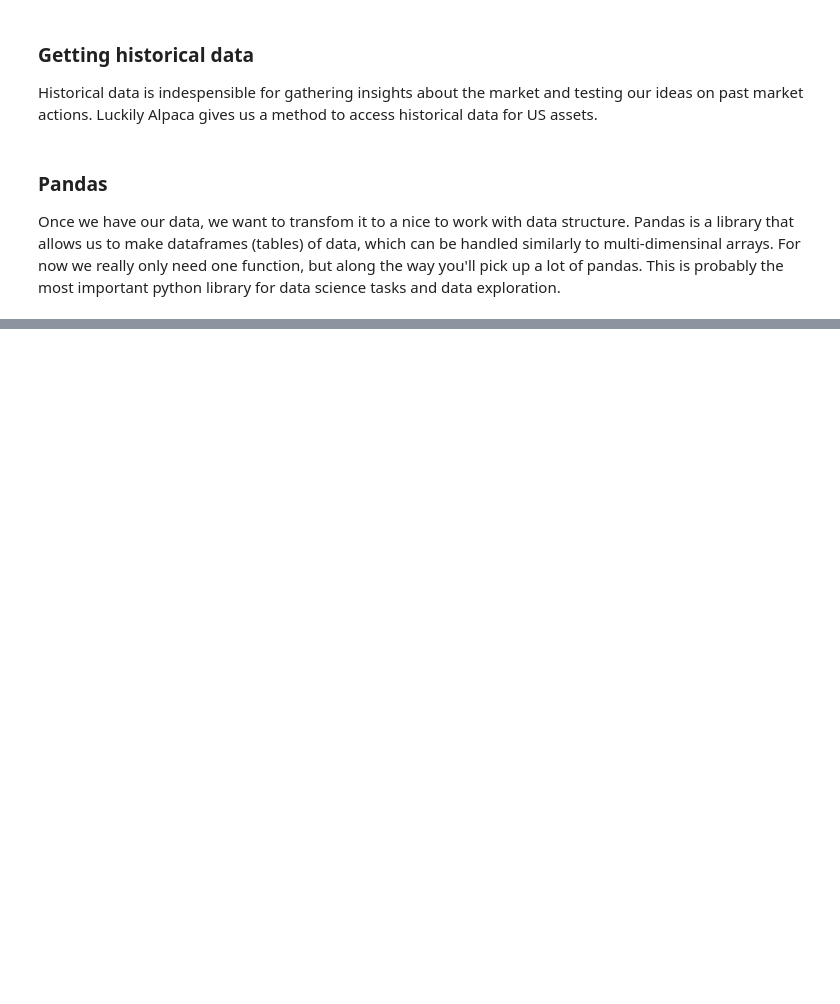
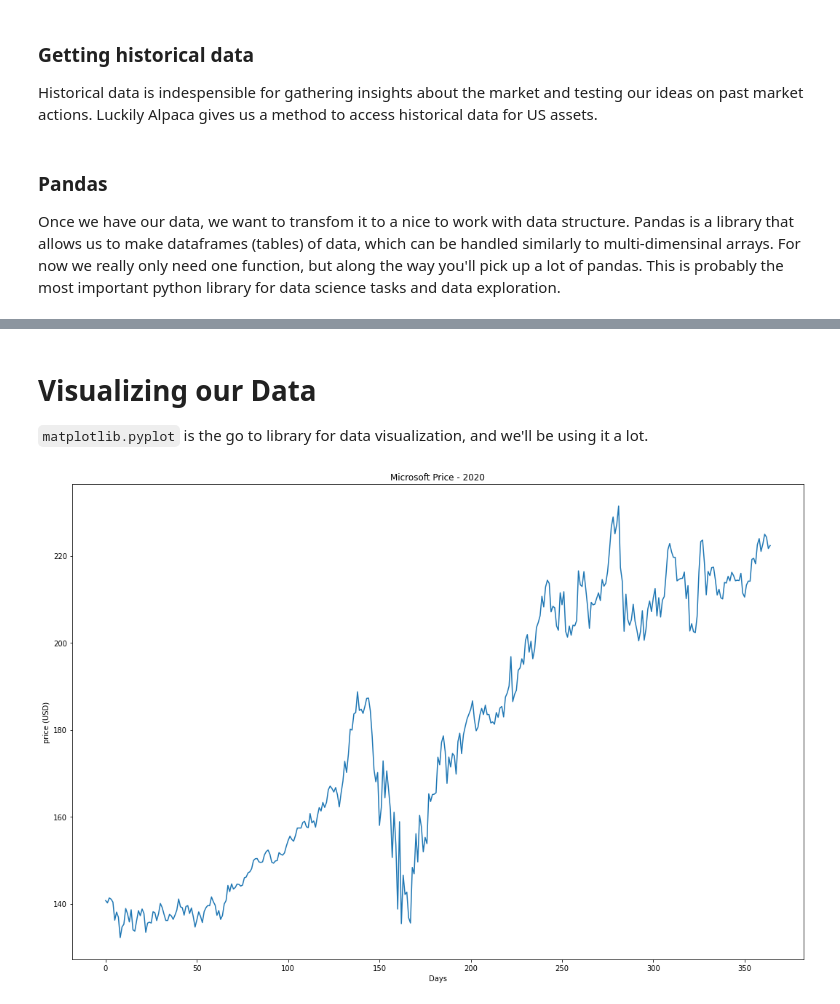
Before and after one commit to bruinquants/intro-to-algotrading-workshop, a Jupyter notebook: Week1.ipynb, the cells around one changed output, grey strips where cells are left out. Saved outputs shown, nothing was run; the diff lists cells and outputs as text; code cells hidden in the pictures; blank space fills up the shorter version.

Commit message:
add data visualization

````diff
--- a/Week1.ipynb
+++ b/Week1.ipynb
@@ -264,6 +342,7 @@ def make_dataframe(json_data: dict, asset: str):
     # multi-indexing becomes very tedious
     return pd.DataFrame.from_dict(json_data[asset])
 # %%
-historical = get_historical_data("day", "AAPL", 300, '2020-01-01', '2020-12-12')
-# gets one year of historical apple data
-df = make_dataframe(historical, "AAPL")
+historical = get_historical_data("day", "MSFT", 365, '2020-01-01', '2020-12-31')
+# gets one year of historical microsoft data
+msft = make_dataframe(historical, "MSFT")
+msft
@@ -269,0 +377,16 @@ df = make_dataframe(historical, "AAPL")
+# %% [markdown]
+# Visualizing our Data
+
+```matplotlib.pyplot``` is the go to library for data visualization, and we'll be using it a lot.
+# %%
+import matplotlib.pyplot as plt
+
+fig = plt.figure(figsize=(18, 12))  # make our plot bigger
+
+plt.plot(msft["c"])  # plots daily close price - can access pandas columns like a dictionary
+plt.xlabel("Days")
+plt.ylabel("price (USD)")
+plt.title("Microsoft Price - 2020")
+plt.show()  # renders our plot
+# %% [output]
+[figure, added]
````
Also changed, not shown: parts of 14 cells of this notebook.
